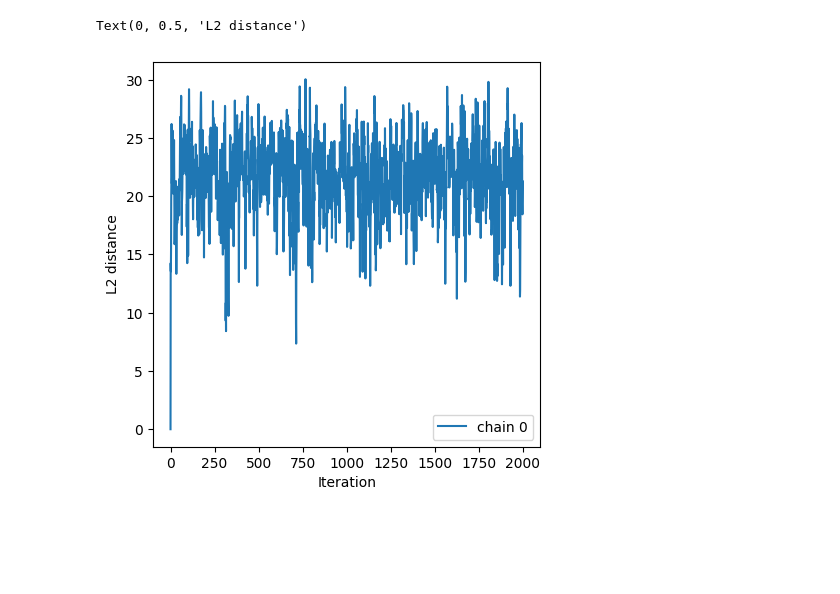
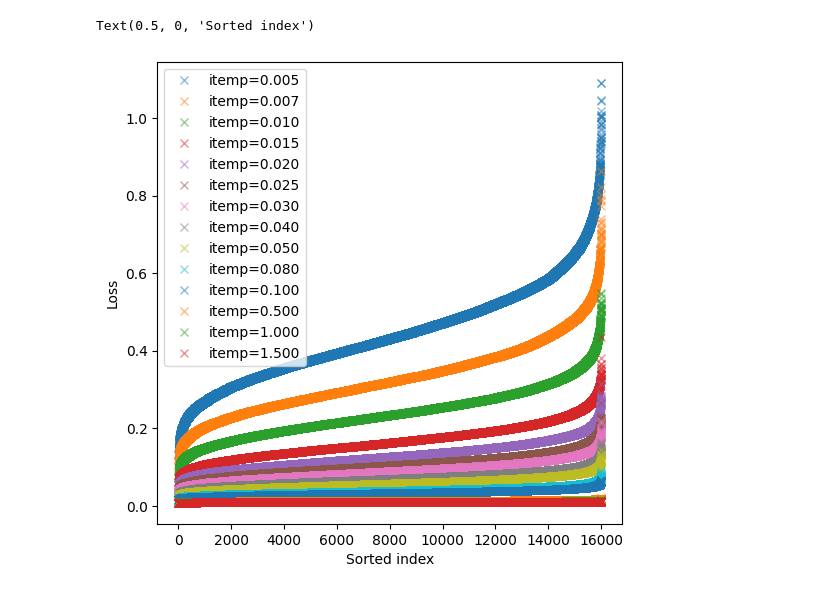
Before and after one commit to edmundlth/neural_network_stagewise_learning, a Jupyter notebook: dln_mcmc.ipynb, the cells around one changed output. Saved outputs shown, nothing was run; the diff lists cells and outputs as text; code cells hidden in the pictures; blank space fills up the shorter version.

```diff
--- a/dln_mcmc.ipynb
+++ b/dln_mcmc.ipynb
@@ -258,16 +331,15 @@ Text(0.5, 0, 'Loss')
-# %%
-
-fig, ax = plt.subplots(1, 1, figsize=(5, 5))
-for c in range(mcmc_config.num_chains):
-    tree1 = jtree.tree_map(lambda x: x[c, 0], posterior_samples)
-    distances = []
-    for i in range(num_thin_posterior_samples_per_chain):
-        tree2 = jtree.tree_map(lambda x: x[c, i], posterior_samples)
-        distances.append(tree_l2_dist(tree1, tree2))
-    ax.plot(distances, label=f"chain {c}")
-ax.legend()
-ax.set_xlabel("Iteration")
-ax.set_ylabel("L2 distance")
-# %% [output]
-Text(0, 0.5, 'L2 distance')
-[figure, removed]
+# %%
+fig, ax = plt.subplots(1, 1, figsize=(6, 6))
+for rec in record:
+    loss_traces = rec["loss_trace"]
+    loss_trace = loss_traces[0, :]
+    loss_trace.sort()
+    if loss_trace[0] > 10:
+        continue
+    ax.plot(loss_trace, "x", alpha=0.5, label=f"itemp={rec['itemp']:.3f}")
+ax.legend()
+ax.set_ylabel("Loss")
+ax.set_xlabel("Sorted index")
+# %% [output]
+Text(0.5, 0, 'Sorted index')
+[figure, added]
```
Also changed, not shown: parts of 10 cells of this notebook, 3 other files.
